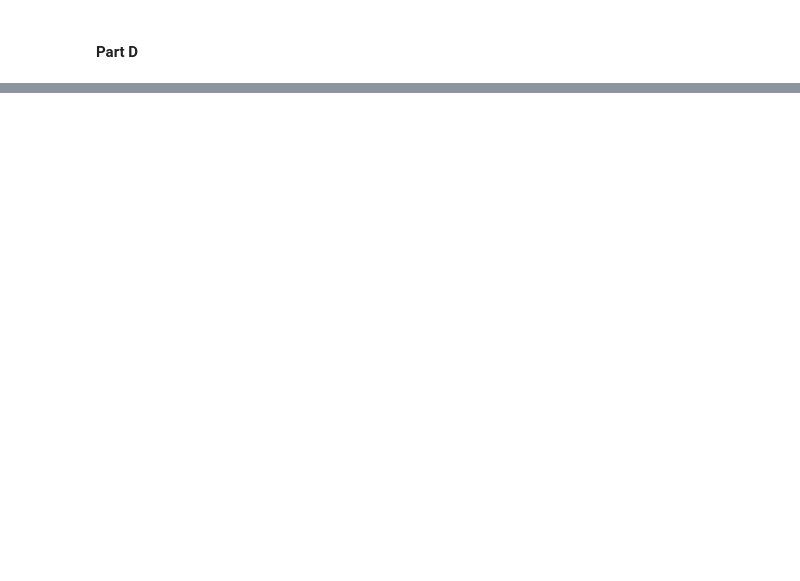
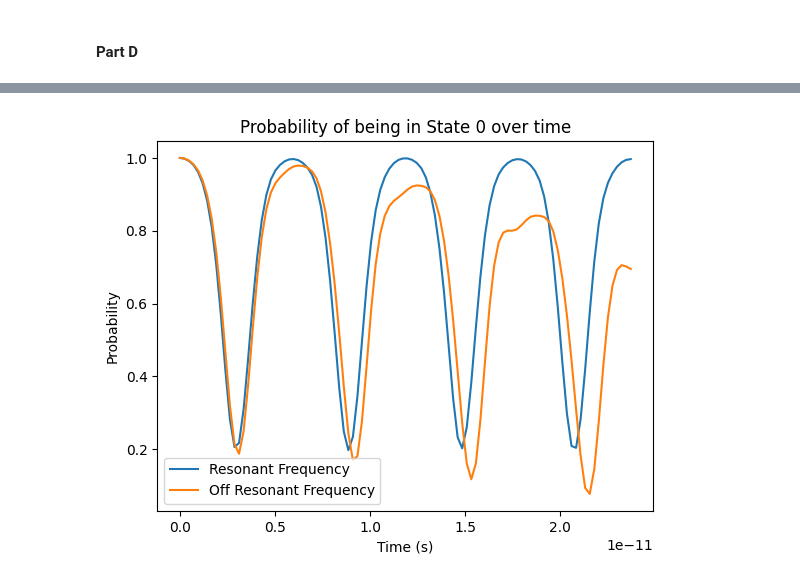
Before and after one commit to RoyZhenLongLim/PHYS3112, a Jupyter notebook: CE/ComputationalEssay.ipynb, the cells around one changed output, grey strips where cells are left out. Saved outputs shown, nothing was run; the diff lists cells and outputs as text; code cells hidden in the pictures; blank space fills up the shorter version.

```diff
--- a/CE/ComputationalEssay.ipynb
+++ b/CE/ComputationalEssay.ipynb
@@ -181,7 +192,7 @@ def gauss(x, A, x0, sigma):
 def fit_gaussian(x, y, p0):
     popt, _ = curve_fit(gauss, x, y, p0)
     return popt
-A, mu, sigma = fit_gaussian(X, Psi0, [.01, 0, 3])
+A, mu, sigma = fit_gaussian(X, Psi0, [.05, 0, 5])
 print(f'Number of Atoms Spanned: {2 * sigma * 1e-9 / 0.543e-9:.2F}')
 # %% [output]
 Number of Atoms Spanned: 25.43
@@ -363,3 +374,15 @@ The value for $F$ must ensure that the electron remains in a state of superposit
 The range can be visually inferred by looking at how the wave function behaves, specifically we ensure that the wave function doesn't favour one side of the well to heavily.
 # %% [markdown]
 #### Part D
+# %%
+# Spatial Constants
+x1, x2 = 15, -15
+F = 0.0615e-3
+
+U = np.array([VDQD(alpha, x1, x2, x) for x in X])
+W, V = compute_eigenvalue_eigenstates(U)
+# %%
+omega = (W[1] - W[0]) / hbar * q
+print(f'Energy Gap is {(W[1] - W[0]).real * 1e3:.2F} meV')
+print(f'Frequency of Oscillation is {omega.real / (2 * np.pi):.2E} s')
+print(f'Period of Oscillation is {2 * np.pi / omega.real:.2E} Hz')
@@ -365,0 +393,5 @@ The range can be visually inferred by looking at how the wave function behaves,
+# %%
+# Temporal Constants
+Nt = 100
+T = np.linspace(0, 8 * np.pi / omega, Nt)         # s (4 times the period)
+dt = T[1] - T[0]                                  # s
@@ -366,2 +439,62 @@ The range can be visually inferred by looking at how the wave function behaves,
+# %%
+# Resonant Frequency
+U = np.array([VFT(alpha, F, omega, x1, x2, x, 0) for x in X])
+W, V = compute_eigenvalue_eigenstates(U)
+
+psi = np.array(V[:, 0], dtype=np.complex128)
+H = construct_H(U).astype(np.complex128)
+
+p_res = np.array([np.abs(psi @ V[:, 0]) ** 2])
+
+for i in range(1, Nt):
+    t = T[i]
+    U_new = np.array([VFT(alpha, F, omega, x1, x2, x, t) for x in X])
+    H_new = construct_H(U_new).astype(np.complex128)
+
+    A = (np.identity(Np) + 1j * dt / (2 * hbar) * H_new * q)
+    B = (np.identity(Np) - 1j * dt / (2 * hbar) * H * q) @ psi
+    psi_new = np.linalg.solve(A, B)
+
+    pr0 = np.abs(psi_new @ V[:, 0]) ** 2
+
+    p_res = np.append(p_res, pr0)
+
+    psi = psi_new
+    H = H_new
+
+# Off Resonant Frequency
+U = np.array([VFT(alpha, F, 0.95 * omega, x1, x2, x, 0) for x in X])
+W, V = compute_eigenvalue_eigenstates(U)
+
+psi = np.array(V[:, 0], dtype=np.complex128)
+H = construct_H(U).astype(np.complex128)
+
+p_off_res = np.array([np.abs(psi @ V[:, 0]) ** 2])
+
+for i in range(1, Nt):
+    t = T[i]
+    U_new = np.array([VFT(alpha, F, 0.95 * omega, x1, x2, x, t) for x in X])
+    H_new = construct_H(U_new).astype(np.complex128)
+
+    A = (np.identity(Np) + 1j * dt / (2 * hbar) * H_new * q)
+    B = (np.identity(Np) - 1j * dt / (2 * hbar) * H * q) @ psi
+    psi_new = np.linalg.solve(A, B)
+
+    pr0 = np.abs(psi_new @ V[:, 0]) ** 2
+
+    p_off_res = np.append(p_off_res, pr0)
+
+    psi = psi_new
+    H = H_new
+
+plt.plot(T, p_res, label='Resonant Frequency')
+plt.plot(T, p_off_res, label='Off Resonant Frequency')
+plt.title('Probability of being in State 0 over time')
+plt.xlabel('Time (s)')
+plt.ylabel('Probability')
+plt.legend()
+plt.show()
+# %% [output]
+[figure, added]
 # %% [markdown]
 #### i)
```
Also changed, not shown: parts of 23 cells of this notebook, 2 other files.
